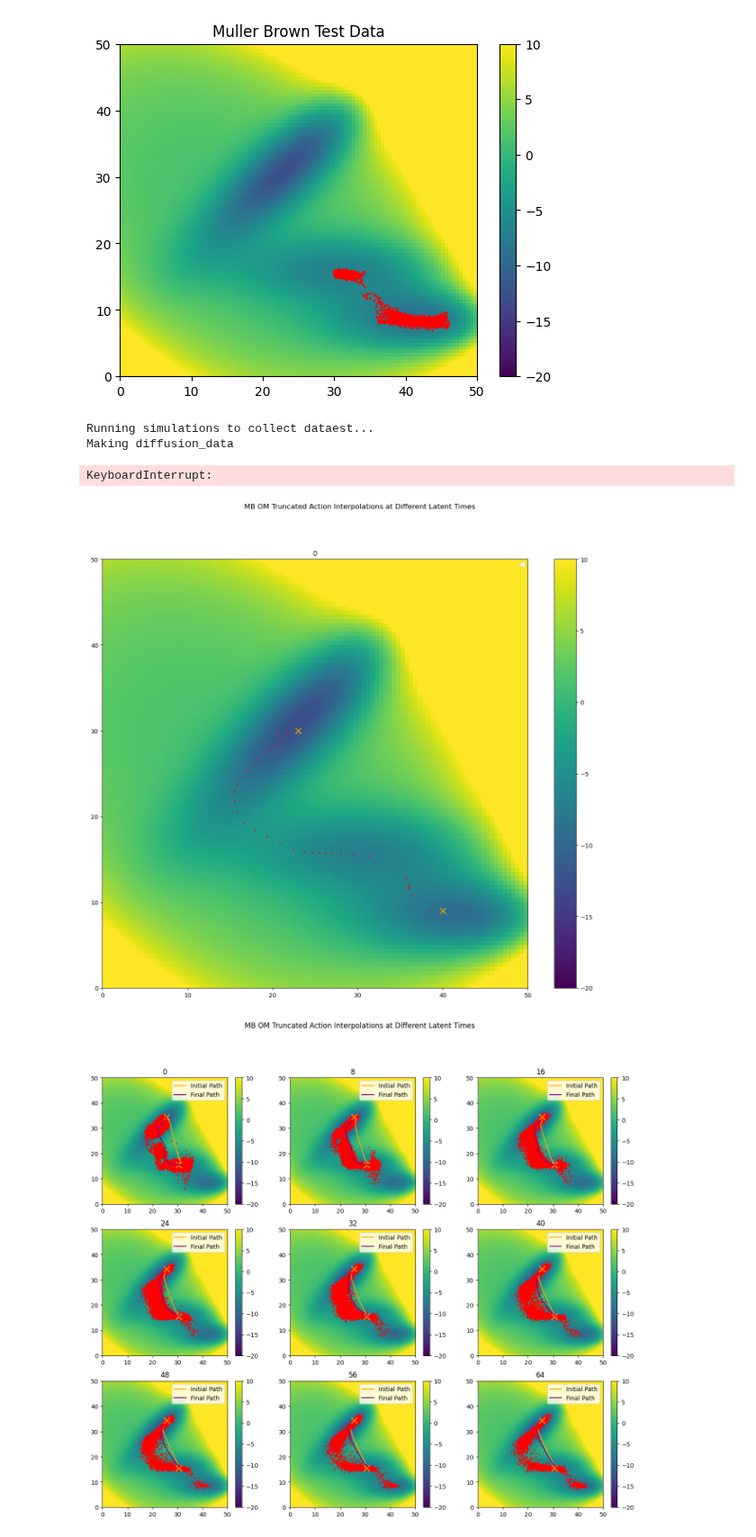
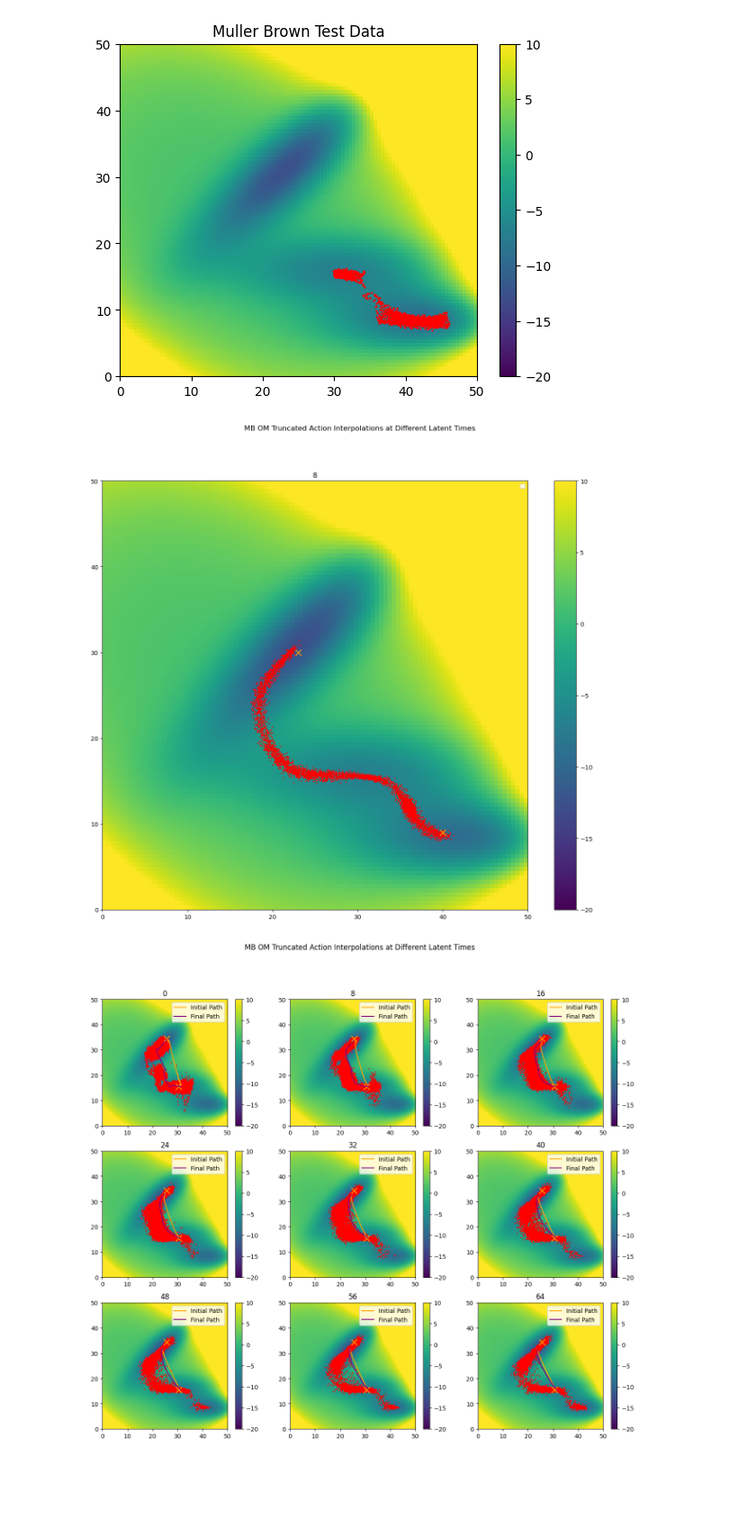
Before and after one commit to michael-psenka/OM-TPS, a Jupyter notebook: train_diffusion_mb.ipynb, the cells around one changed output. Shown at 90% size. Saved outputs shown, nothing was run; the diff lists cells and outputs as text; code cells hidden in the pictures; blank space fills up the shorter version.

```diff
--- a/train_diffusion_mb.ipynb
+++ b/train_diffusion_mb.ipynb
@@ -480,36 +480,33 @@ paths = get_numpy(paths.mean(dim = 2)) # average over paths
 save_multi_scatter_2d(samples, latent_times, title = "MB OM Hutchinson Action Interpolations at Different Latent Times", paths = paths)
 # %%
 # om interpolation in diffusion space - TruncatedAction
-latent_times = [0]
+latent_times = [8]
 mlp = MLP(3, 256, 2, device, act = F.relu, conservative=False).to(device).to(torch.float32)
 mlp.load_state_dict(torch.load("mb_diffusion_model.pt"))
 model = MBDiffusionModel(mlp, num_steps = 256, device = device).to(device).to(torch.float32)
-out = [model.om_interpolation(x1, x2, initial_guess_time = 0, encode_and_decode = False, action_cls = TruncatedAction, path_length=50, num_paths = 100, latent_time=time, om_steps = 1000, lr = 2e-1) for time in latent_times]
+out = [model.om_interpolation(x1, x2, initial_guess_time = 0, encode_and_decode = True, action_cls = TruncatedAction, path_length=50, num_paths = 100, latent_time=time, om_steps = 1000, lr = 2e-1) for time in latent_times]
 samples, paths, actions, grad_ratios = zip(*out) # TODO: plot evolution of paths during optimization
 samples = torch.stack(samples) # [9 x num_paths x path_length x 2]
 samples = samples*std + mean
 samples = get_numpy(samples.reshape(len(latent_times), -1, 2))
 
 # paths = torch.stack([torch.stack(p) for p in paths]) #[9 x om_steps/save_every x num_paths x path_length x 2]
 # paths = paths*std + mean
 
 # paths = get_numpy(paths.mean(dim = 2)) # average over paths
 
 save_multi_scatter_2d(samples, latent_times, title = "MB OM Truncated Action Interpolations at Different Latent Times") #, paths = paths)
 
 # Run MD simulations using the optimized paths and the trained model
-from mb_calculator import DiffusionModel_MullerBrownPotential
-from copy import deepcopy
-diffusion_calculator = DiffusionModel_MullerBrownPotential(model = model, t = 4, device = model.device)
-ics = (deepcopy(samples) - mean.cpu().numpy()) / std.cpu().numpy()
-ics = ics.squeeze()
-md_samples = MBDataset(save_path = 'diffusion_data', calculator = diffusion_calculator, initial_positions = ics[13:17], timestep = 5.0, temperature = 700, n_steps = 1000, n_sims = 1000, gamma = 0.001)
-visualize_mb_data(md_samples, normalize=True, title="MD Samples from OM Interpolations")
+# from mb_calculator import DiffusionModel_MullerBrownPotential
+# from copy import deepcopy
+# diffusion_calculator = DiffusionModel_MullerBrownPotential(model = model, t = 4, device = model.device)
+# ics = (deepcopy(samples) - mean.cpu().numpy()) / std.cpu().numpy()
+# ics = ics.squeeze()
+# md_samples = MBDataset(save_path = 'diffusion_data_latent_time_8', calculator = diffusion_calculator, initial_positions = ics[13:17], timestep = 5.0, temperature = 700, n_steps = 1000, n_sims = 1000, gamma = 0.001)
+# visualize_mb_data(md_samples, normalize=True, title="MD Samples from OM Interpolations")
 # %% [output]
-Running simulations to collect dataest...
-Making diffusion_data
-KeyboardInterrupt:
-[figure, old version]
+[figure, new version]
 # %%
 # om interpolation in diffusion space - TruncatedAction - with annealing
 mlp = MLP(3, 256, 2, device).to(device).to(torch.float32)
```
Also changed, not shown: parts of 1 cell of this notebook, 2 other files.
